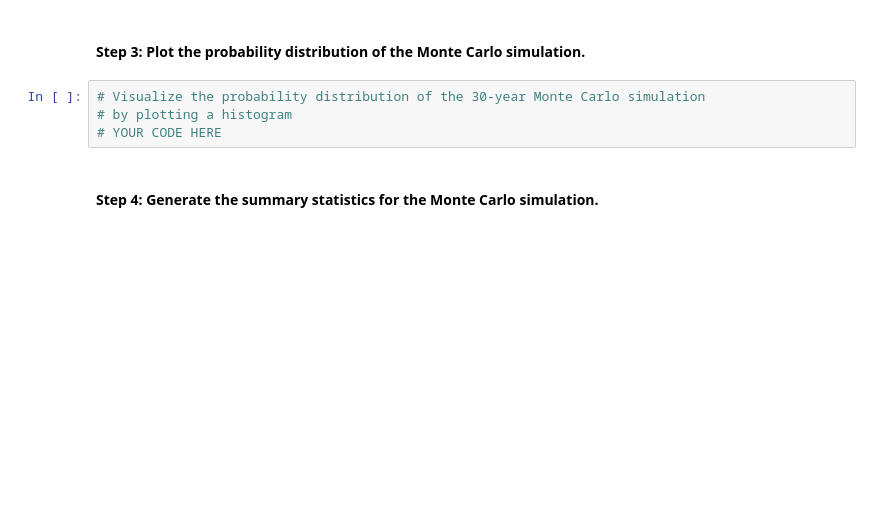
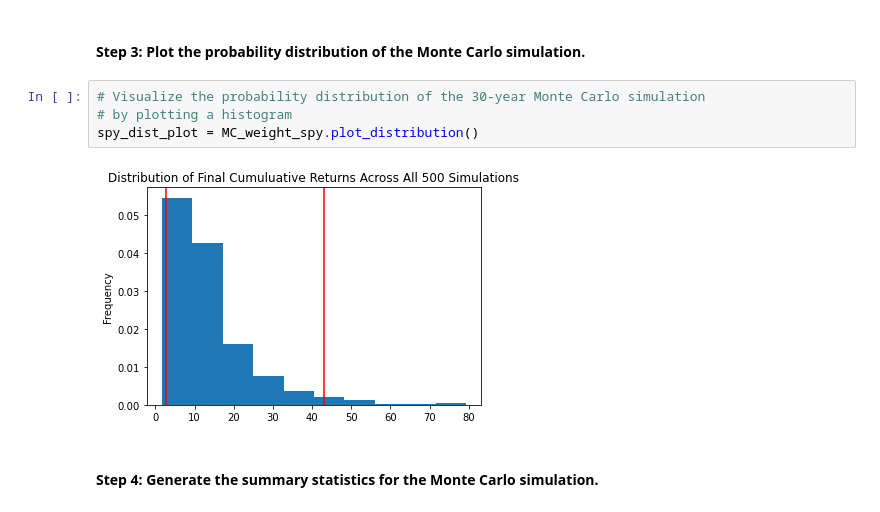
Before and after one commit to jgrichardson/emergency_and_retirement, a Jupyter notebook: financial_planning_tools.ipynb, the cells around one changed output. Drawn from its saved outputs; the diff is of its cells as text; blank space fills up the shorter version.

```diff
--- a/financial_planning_tools.ipynb
+++ b/financial_planning_tools.ipynb
@@ -367,7 +425,9 @@ display(prices_df.tail())
 # %%
 # Visualize the probability distribution of the 30-year Monte Carlo simulation
 # by plotting a histogram
-# YOUR CODE HERE
+spy_dist_plot = MC_weight_spy.plot_distribution()
+# %% [output]
+[figure, added]
 # %% [markdown]
 #### Step 4: Generate the summary statistics for the Monte Carlo simulation.
 # %%
```
Also changed, not shown: parts of 7 cells of this notebook.
